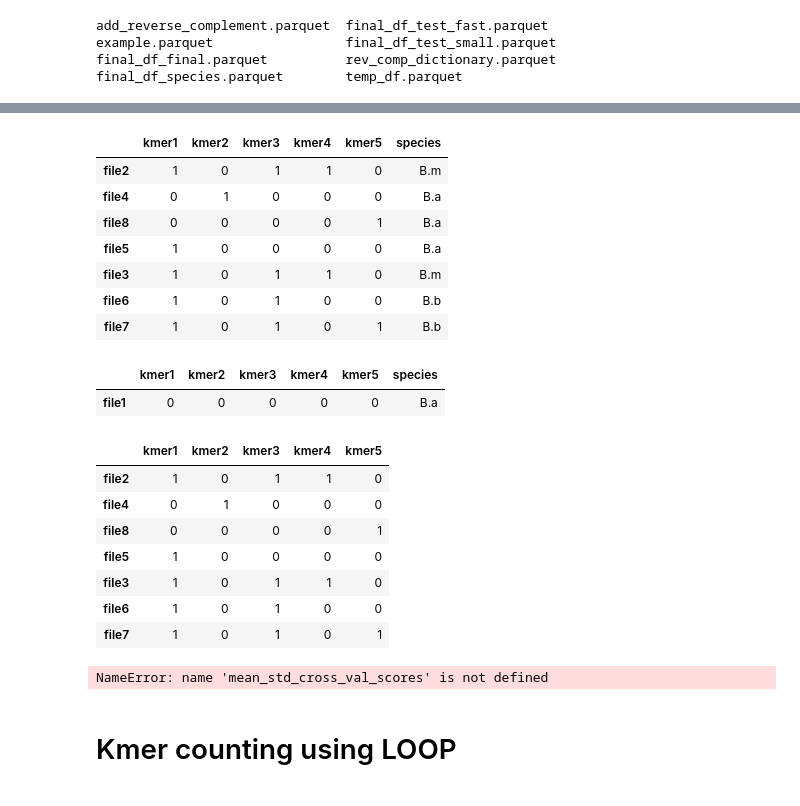
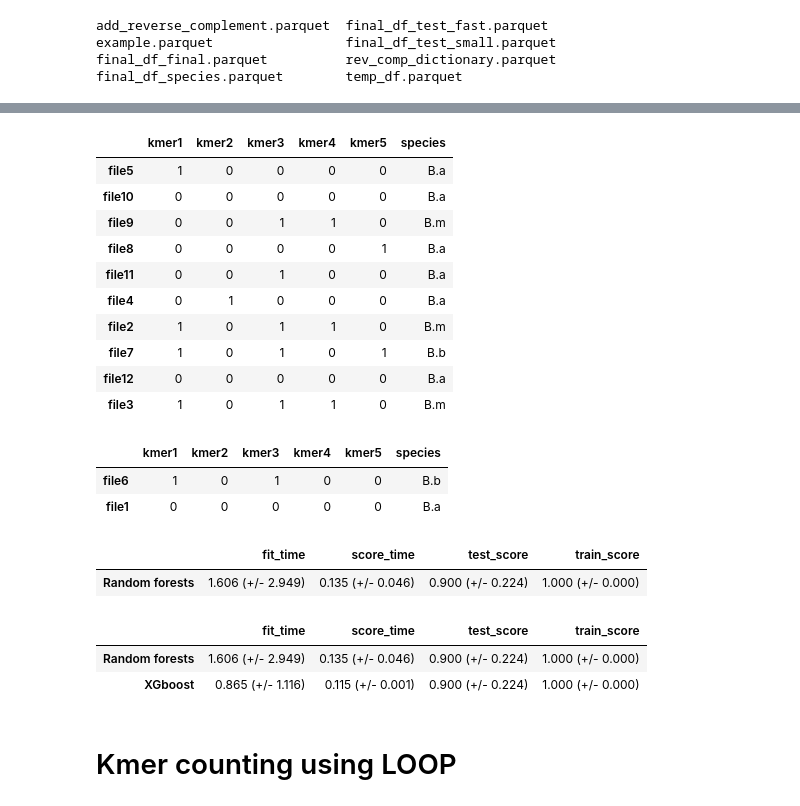
Before and after one commit to ComputationalPathogens/acheron, a Jupyter notebook: acheron/analysis.ipynb, the cells around one changed output, grey strips where cells are left out. Saved outputs shown, nothing was run; the diff lists cells and outputs as text; code cells hidden in the pictures.

```diff
--- a/acheron/analysis.ipynb
+++ b/acheron/analysis.ipynb
@@ -914,34 +933,29 @@ data1
 # %%
-train_df, test_df = train_test_split(data1, test_size=0.10, random_state=123)
+"train_df, test_df = train_test_split(data1, test_size=0.10, random_state=123)"
 train_df
 # %% [output]
 |  | kmer1 | kmer2 | kmer3 | kmer4 | kmer5 | species |
+| file5 | 1 | 0 | 0 | 0 | 0 | B.a |
+| file10 | 0 | 0 | 0 | 0 | 0 | B.a |
+| file9 | 0 | 0 | 1 | 1 | 0 | B.m |
+| file8 | 0 | 0 | 0 | 0 | 1 | B.a |
+| file11 | 0 | 0 | 1 | 0 | 0 | B.a |
+| file4 | 0 | 1 | 0 | 0 | 0 | B.a |
 | file2 | 1 | 0 | 1 | 1 | 0 | B.m |
-| file4 | 0 | 1 | 0 | 0 | 0 | B.a |
-| file8 | 0 | 0 | 0 | 0 | 1 | B.a |
-| file5 | 1 | 0 | 0 | 0 | 0 | B.a |
+| file7 | 1 | 0 | 1 | 0 | 1 | B.b |
+| file12 | 0 | 0 | 0 | 0 | 0 | B.a |
 | file3 | 1 | 0 | 1 | 1 | 0 | B.m |
-| file6 | 1 | 0 | 1 | 0 | 0 | B.b |
-| file7 | 1 | 0 | 1 | 0 | 1 | B.b |
 # %%
 test_df
 # %% [output]
 |  | kmer1 | kmer2 | kmer3 | kmer4 | kmer5 | species |
+| file6 | 1 | 0 | 1 | 0 | 0 | B.b |
 | file1 | 0 | 0 | 0 | 0 | 0 | B.a |
 # %%
 x_train = train_df.drop(columns=["species"])
 y_train = train_df["species"]
 x_test = test_df.drop(columns=["species"])
 y_test = test_df["species"]
-# %% [output]
-|  | kmer1 | kmer2 | kmer3 | kmer4 | kmer5 |
-| file2 | 1 | 0 | 1 | 1 | 0 |
-| file4 | 0 | 1 | 0 | 0 | 0 |
-| file8 | 0 | 0 | 0 | 0 | 1 |
-| file5 | 1 | 0 | 0 | 0 | 0 |
-| file3 | 1 | 0 | 1 | 1 | 0 |
-| file6 | 1 | 0 | 1 | 0 | 0 |
-| file7 | 1 | 0 | 1 | 0 | 1 |
 # %%
 from sklearn.ensemble import RandomForestClassifier
 from sklearn.compose import ColumnTransformer, make_column_transformer
@@ -950,10 +993,21 @@ pipe_rf = make_pipeline(RandomForestClassifier(random_state=123, n_jobs=-1))
 # %%
+results = {}
 results["Random forests"] = mean_std_cross_val_scores(
-    pipe_rf, X_train, y_train, return_train_score=True, scoring=scoring_metric
+    pipe_rf, x_train, y_train, return_train_score=True, scoring='accuracy'
 )
 pd.DataFrame(results).T
 # %% [output]
-NameError: name 'mean_std_cross_val_scores' is not defined
+|  | fit_time | score_time | test_score | train_score |
+| Random forests | 1.606 (+/- 2.949) | 0.135 (+/- 0.046) | 0.900 (+/- 0.224) | 1.000 (+/- 0.000) |
+# %%
+results["XGboost"] = mean_std_cross_val_scores(
+    pipe_rf, x_train, y_train, return_train_score=True, scoring='accuracy'
+)
+pd.DataFrame(results).T
+# %% [output]
+|  | fit_time | score_time | test_score | train_score |
+| Random forests | 1.606 (+/- 2.949) | 0.135 (+/- 0.046) | 0.900 (+/- 0.224) | 1.000 (+/- 0.000) |
+| XGboost | 0.865 (+/- 1.116) | 0.115 (+/- 0.001) | 0.900 (+/- 0.224) | 1.000 (+/- 0.000) |
 # %% [markdown]
 # Kmer counting using LOOP
 # %%
```
Also changed, not shown: parts of 11 cells of this notebook.
